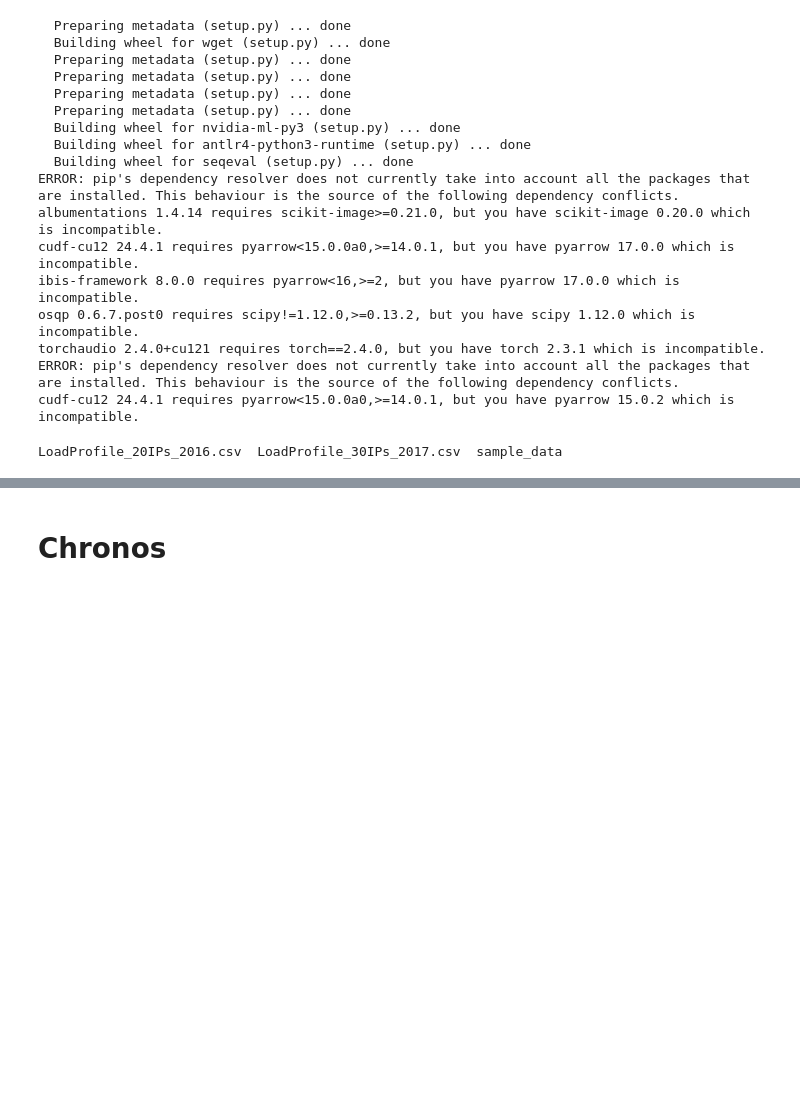
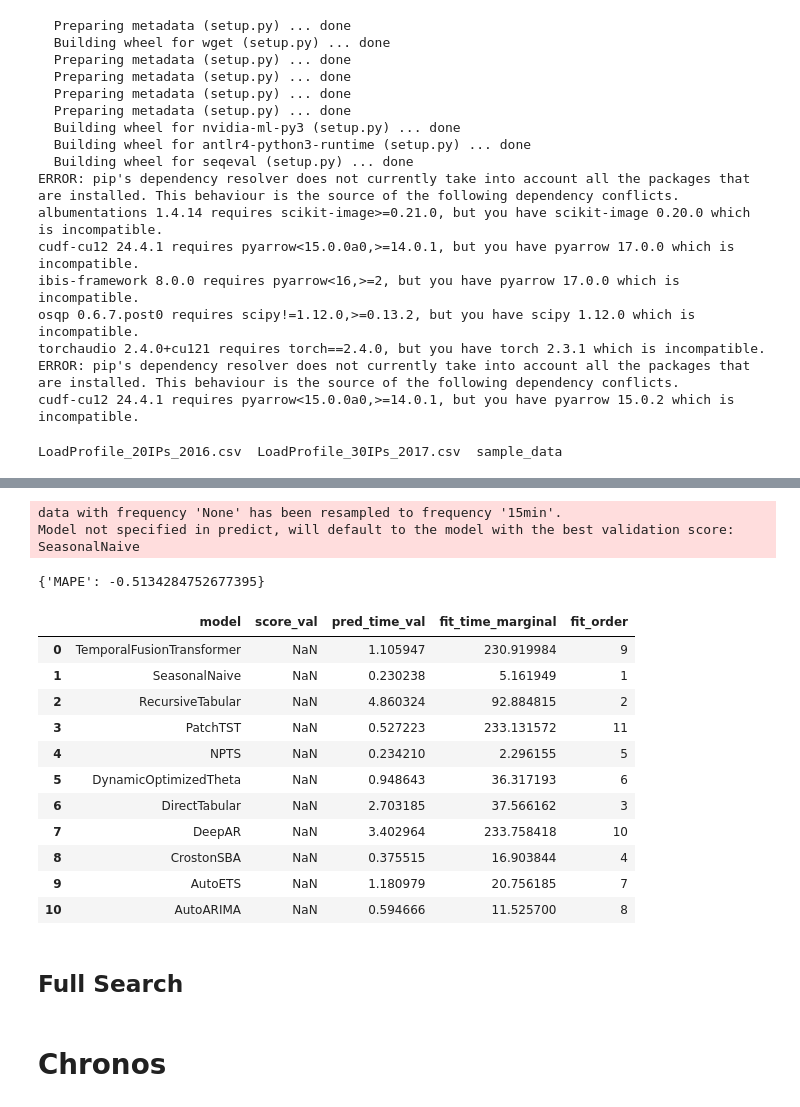
Before and after one commit to JP-SystemsX/24cast, a Jupyter notebook: AI_Grid_Hackathon_JP_DEV.ipynb, the cells around one changed output, grey strips where cells are left out. Saved outputs shown, nothing was run; the diff lists cells and outputs as text; code cells hidden in the pictures; blank space fills up the shorter version.

Commit message:
Refactoring + Added first 2 deeper Searches

```diff
--- a/AI_Grid_Hackathon_JP_DEV.ipynb
+++ b/AI_Grid_Hackathon_JP_DEV.ipynb
@@ -194,0 +143,17 @@ predictor.fit(
+# %%
+%%time
+
+predictor = TimeSeriesPredictor(
+    prediction_length=prediction_length,
+    path="autogluon-m4-hourly",
+    target="target",
+    eval_metric="MAPE",
+    freq="15min"
+)
+
+# TODO Increase Time Limit For Final Version
+predictor = predictor.fit(
+    train,
+    presets="best_quality",
+    time_limit=long_runtime,
+)
@@ -194,0 +180,21 @@ predictor.fit(
+# %%
+print(predictor.evaluate(val))
+predictor.leaderboard()
+# %% [output]
+data with frequency 'None' has been resampled to frequency '15min'.
+Model not specified in predict, will default to the model with the best validation score: SeasonalNaive
+{'MAPE': -0.5134284752677395}
+|  | model | score_val | pred_time_val | fit_time_marginal | fit_order |
+| 0 | TemporalFusionTransformer | NaN | 1.105947 | 230.919984 | 9 |
+| 1 | SeasonalNaive | NaN | 0.230238 | 5.161949 | 1 |
+| 2 | RecursiveTabular | NaN | 4.860324 | 92.884815 | 2 |
+| 3 | PatchTST | NaN | 0.527223 | 233.131572 | 11 |
+| 4 | NPTS | NaN | 0.234210 | 2.296155 | 5 |
+| 5 | DynamicOptimizedTheta | NaN | 0.948643 | 36.317193 | 6 |
+| 6 | DirectTabular | NaN | 2.703185 | 37.566162 | 3 |
+| 7 | DeepAR | NaN | 3.402964 | 233.758418 | 10 |
+| 8 | CrostonSBA | NaN | 0.375515 | 16.903844 | 4 |
+| 9 | AutoETS | NaN | 1.180979 | 20.756185 | 7 |
+| 10 | AutoARIMA | NaN | 0.594666 | 11.525700 | 8 |
+# %% [markdown]
+## Full Search
```
Also changed, not shown: parts of 17 cells of this notebook.
